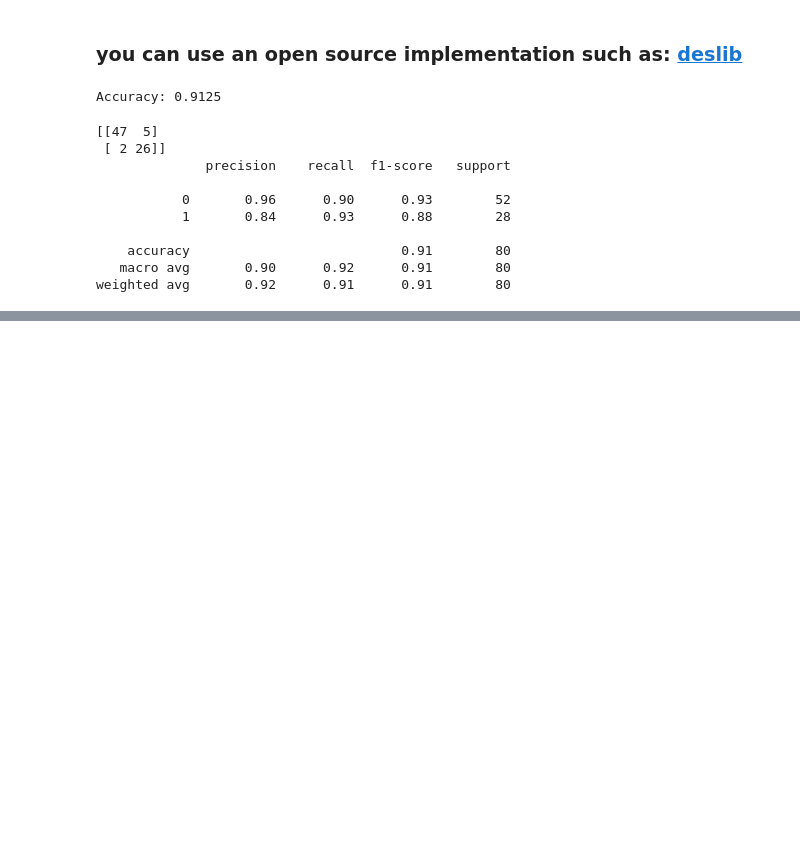
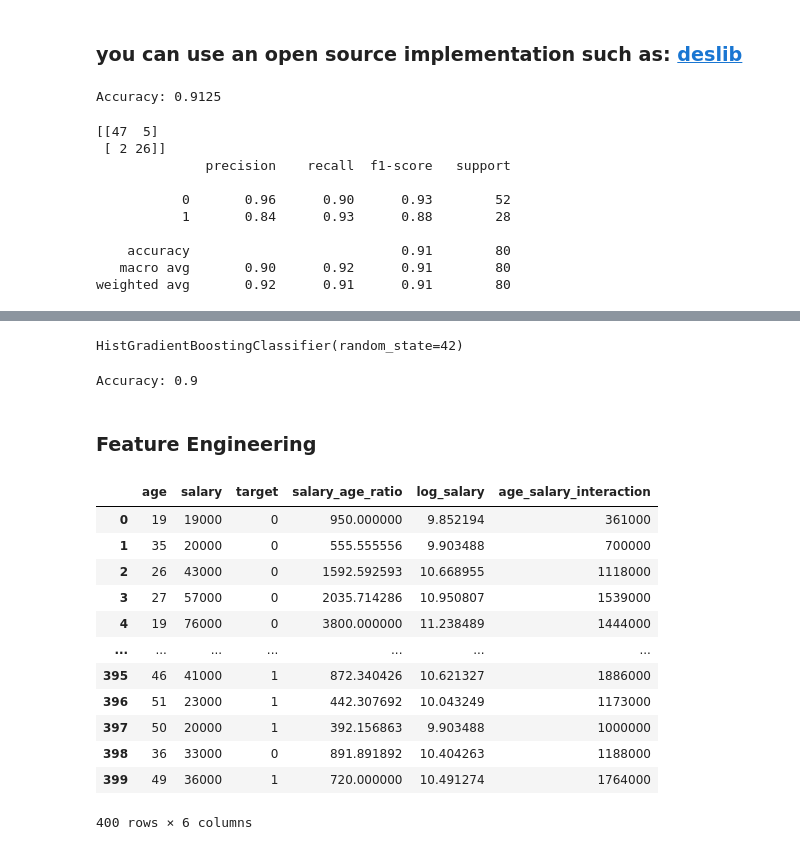
Before and after one commit to Haseebi-khan/MachineLearning, a Jupyter notebook: Hand_On_ML/Chapter7_EnsembleLearning_and_RandomForests.ipynb, the cells around one changed output, grey strips where cells are left out. Saved outputs shown, nothing was run; the diff lists cells and outputs as text; code cells hidden in the pictures; blank space fills up the shorter version.

```diff
--- a/Hand_On_ML/Chapter7_EnsembleLearning_and_RandomForests.ipynb
+++ b/Hand_On_ML/Chapter7_EnsembleLearning_and_RandomForests.ipynb
@@ -518,0 +537,36 @@ weighted avg       0.92      0.91      0.91        80
+# %%
+from sklearn.ensemble import HistGradientBoostingClassifier
+from sklearn.metrics import accuracy_score
+hgb_clf = HistGradientBoostingClassifier(random_state=42)
+
+hgb_clf.fit(X_train, y_train)
+# %% [output]
+HistGradientBoostingClassifier(random_state=42)
+# %%
+pred = hgb_clf.predict(X_test)
+print("Accuracy:", accuracy_score(y_test, pred))
+# %% [output]
+Accuracy: 0.9
+# %% [markdown]
+### **Feature Engineering**
+# %%
+df["salary_age_ratio"] = df["salary"] / (df["age"] + 1)
+df["log_salary"] = np.log(df["salary"])
+# %%
+df["age_salary_interaction"] = df["age"] * df["salary"]
+# %%
+df
+# %% [output]
+|  | age | salary | target | salary_age_ratio | log_salary | age_salary_interaction |
+| 0 | 19 | 19000 | 0 | 950.000000 | 9.852194 | 361000 |
+| 1 | 35 | 20000 | 0 | 555.555556 | 9.903488 | 700000 |
+| 2 | 26 | 43000 | 0 | 1592.592593 | 10.668955 | 1118000 |
+| 3 | 27 | 57000 | 0 | 2035.714286 | 10.950807 | 1539000 |
+| 4 | 19 | 76000 | 0 | 3800.000000 | 11.238489 | 1444000 |
+| ... | ... | ... | ... | ... | ... | ... |
+| 395 | 46 | 41000 | 1 | 872.340426 | 10.621327 | 1886000 |
+| 396 | 51 | 23000 | 1 | 442.307692 | 10.043249 | 1173000 |
+| 397 | 50 | 20000 | 1 | 392.156863 | 9.903488 | 1000000 |
+| 398 | 36 | 33000 | 0 | 891.891892 | 10.404263 | 1188000 |
+| 399 | 49 | 36000 | 1 | 720.000000 | 10.491274 | 1764000 |
+400 rows × 6 columns
```
Also changed, not shown: parts of 6 cells of this notebook, 1 other file.
